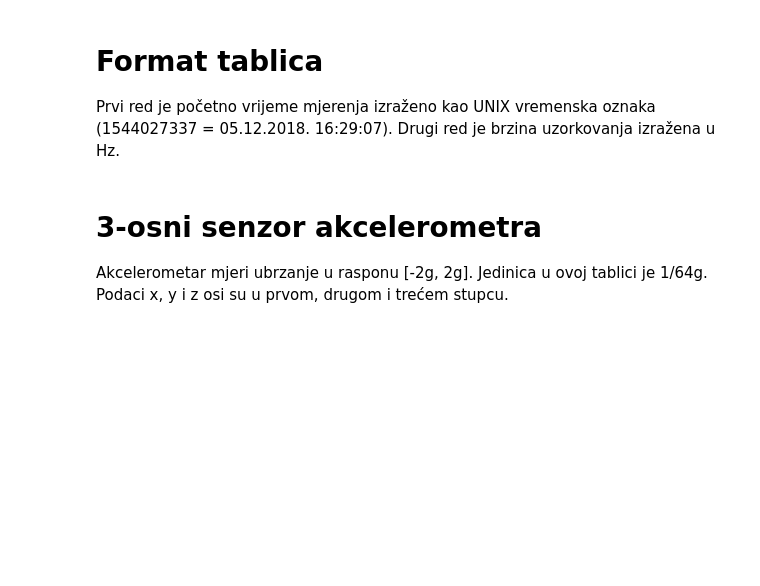
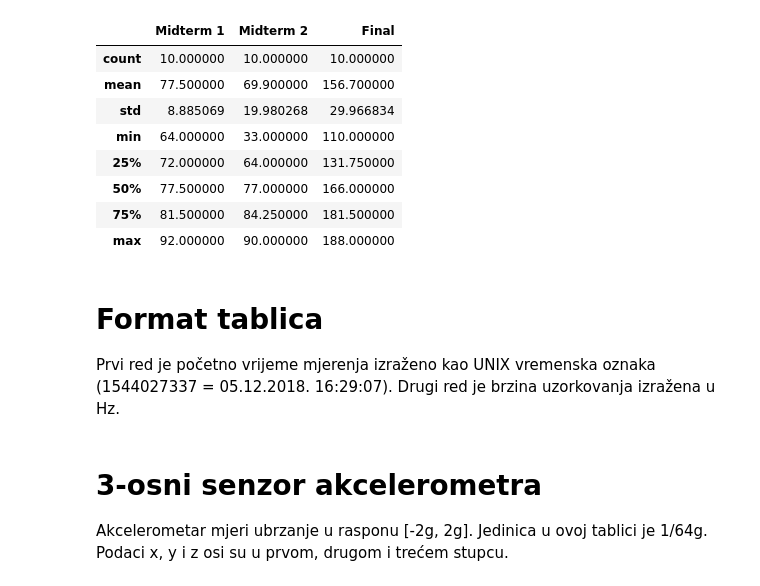
Before and after one commit to antonia173/uuzop, a Jupyter notebook: Visualization.ipynb, the cells around one changed output. Cells and saved outputs as stored; diff of their text form; code cells hidden in the pictures; blank space fills up the shorter version.

```diff
--- a/Visualization.ipynb
+++ b/Visualization.ipynb
@@ -4,3 +22,15 @@ import matplotlib.pyplot as plt
+# %%
+grades.describe()
+# %% [output]
+|  | Midterm 1 | Midterm 2 | Final |
+| count | 10.000000 | 10.000000 | 10.000000 |
+| mean | 77.500000 | 69.900000 | 156.700000 |
+| std | 8.885069 | 19.980268 | 29.966834 |
+| min | 64.000000 | 33.000000 | 110.000000 |
+| 25% | 72.000000 | 64.000000 | 131.750000 |
+| 50% | 77.500000 | 77.000000 | 166.000000 |
+| 75% | 81.500000 | 84.250000 | 181.500000 |
+| max | 92.000000 | 90.000000 | 188.000000 |
 # %% [markdown]
 # Format tablica
 Prvi red je početno vrijeme mjerenja izraženo kao UNIX vremenska oznaka (1544027337 = 05.12.2018. 16:29:07).
```
Also changed, not shown: parts of 2 cells of this notebook, 2 other files.
